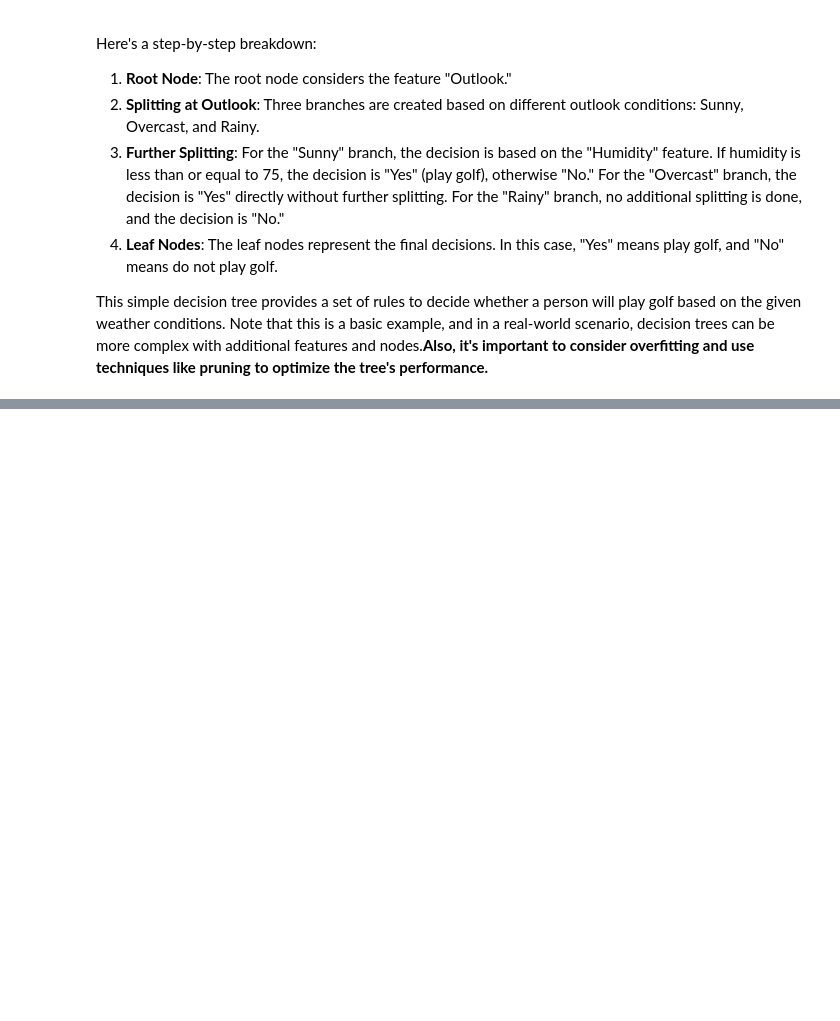
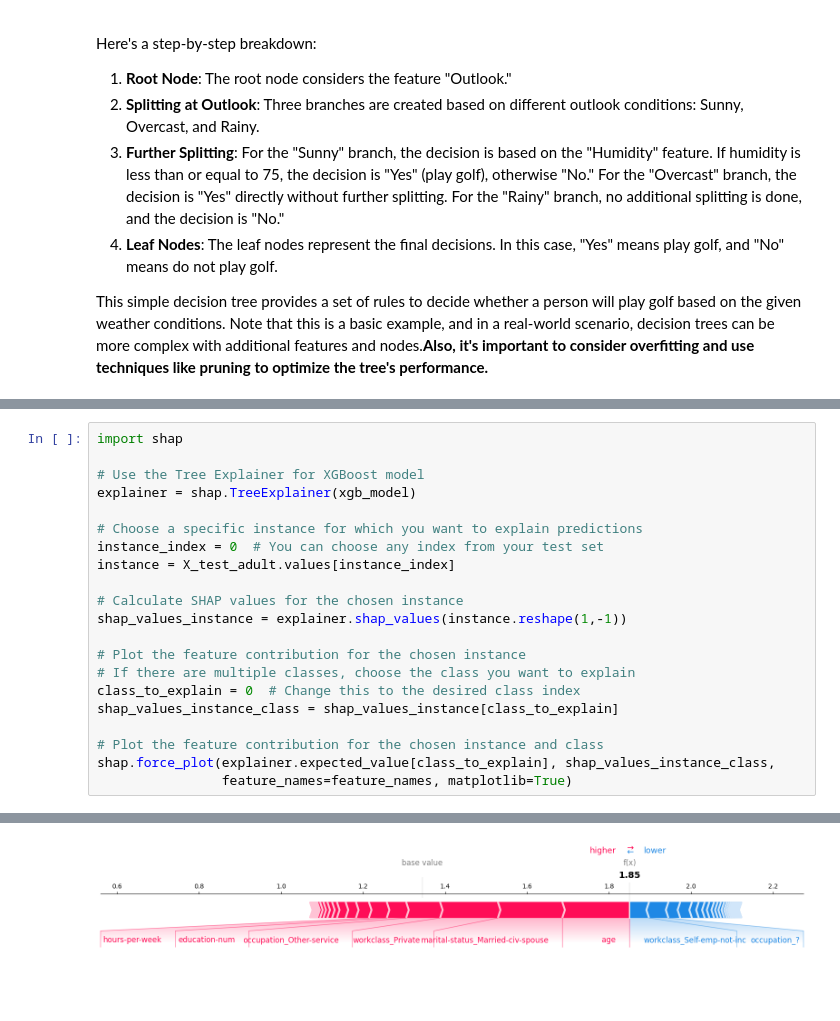
Before and after one commit to bardhprenkaj/ML_labs, a Jupyter notebook: src/2023_22/lab1/Introduction_to_Machine_Learning_with_Decision_Trees,_Random_Forests,_and_XGBoost.ipynb, the cells around one changed output, grey strips where cells are left out. Drawn from its saved outputs; the diff is of its cells as text; blank space fills up the shorter version.

Commit message:
lab 1 changed + explainability

```diff
--- a/src/2023_22/lab1/Introduction_to_Machine_Learning_with_Decision_Trees,_Random_Forests,_and_XGBoost.ipynb
+++ b/src/2023_22/lab1/Introduction_to_Machine_Learning_with_Decision_Trees,_Random_Forests,_and_XGBoost.ipynb
@@ -186,0 +387,22 @@ Test accuracy 0.593100624424199
+# %%
+import shap
+
+# Use the Tree Explainer for XGBoost model
+explainer = shap.TreeExplainer(xgb_model)
+
+# Choose a specific instance for which you want to explain predictions
+instance_index = 0  # You can choose any index from your test set
+instance = X_test_adult.values[instance_index]
+
+# Calculate SHAP values for the chosen instance
+shap_values_instance = explainer.shap_values(instance.reshape(1,-1))
+
+# Plot the feature contribution for the chosen instance
+# If there are multiple classes, choose the class you want to explain
+class_to_explain = 0  # Change this to the desired class index
+shap_values_instance_class = shap_values_instance[class_to_explain]
+
+# Plot the feature contribution for the chosen instance and class
+shap.force_plot(explainer.expected_value[class_to_explain], shap_values_instance_class,
+                feature_names=feature_names, matplotlib=True)
+# %% [output]
@@ -186,0 +410 @@ Test accuracy 0.593100624424199
+[figure, added]
```
Also changed, not shown: parts of 28 cells of this notebook.
